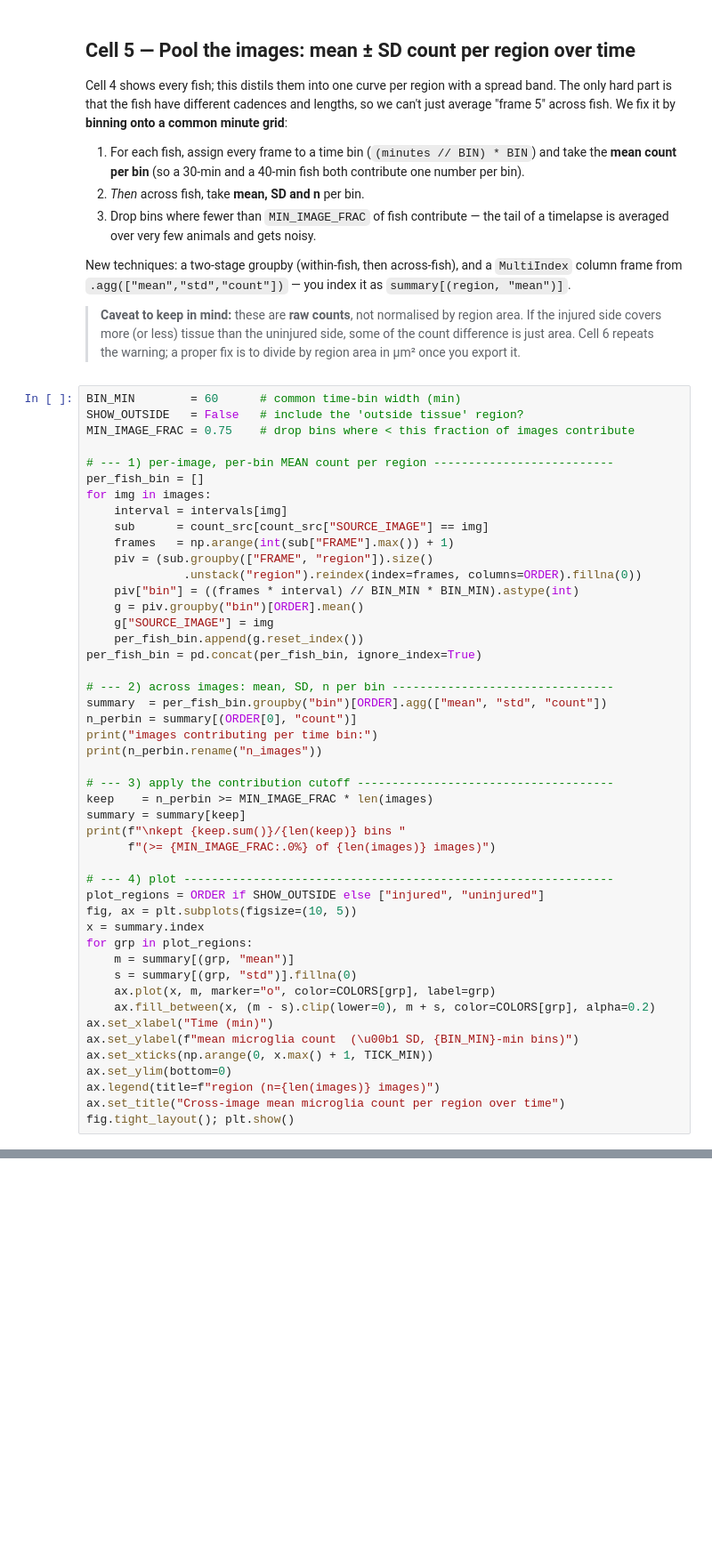
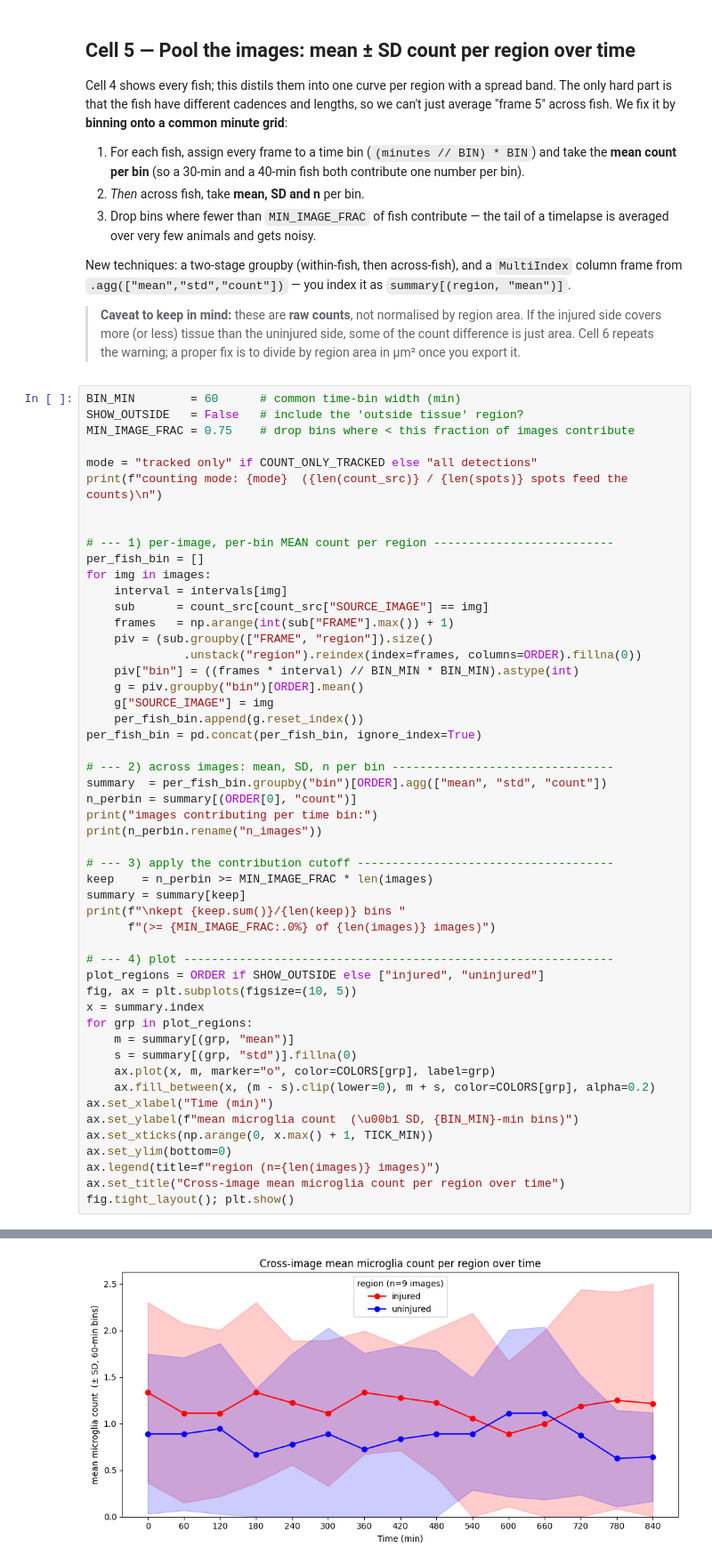
Before and after one commit to grantrichter04/microglia-motility-pipeline, a Jupyter notebook: python/08_analysis/08_Microglia_analysis_TUTORIAL.ipynb, the cells around one changed output, grey strips where cells are left out. Shown at 89% size. Drawn from its saved outputs; the diff is of its cells as text; blank space fills up the shorter version.

```diff
--- a/python/08_analysis/08_Microglia_analysis_TUTORIAL.ipynb
+++ b/python/08_analysis/08_Microglia_analysis_TUTORIAL.ipynb
@@ -228,6 +534,10 @@ New techniques: a two-stage groupby (within-fish, then across-fish), and a `Mult
 BIN_MIN        = 60      # common time-bin width (min)
 SHOW_OUTSIDE   = False   # include the 'outside tissue' region?
 MIN_IMAGE_FRAC = 0.75    # drop bins where < this fraction of images contribute
+
+mode = "tracked only" if COUNT_ONLY_TRACKED else "all detections"
+print(f"counting mode: {mode}  ({len(count_src)} / {len(spots)} spots feed the counts)\n")
+
 
 # --- 1) per-image, per-bin MEAN count per region --------------------------
 per_fish_bin = []
@@ -271,3 +581,4 @@ ax.set_ylim(bottom=0)
 ax.legend(title=f"region (n={len(images)} images)")
 ax.set_title("Cross-image mean microglia count per region over time")
 fig.tight_layout(); plt.show()
+# %% [output]
@@ -274,3 +602,4 @@ fig.tight_layout(); plt.show()
+[figure, added]
 # %% [markdown]
 ## Cell 6 — Paired per-fish comparison: uninjured vs injured
 
```
Also changed, not shown: parts of 20 cells of this notebook.
